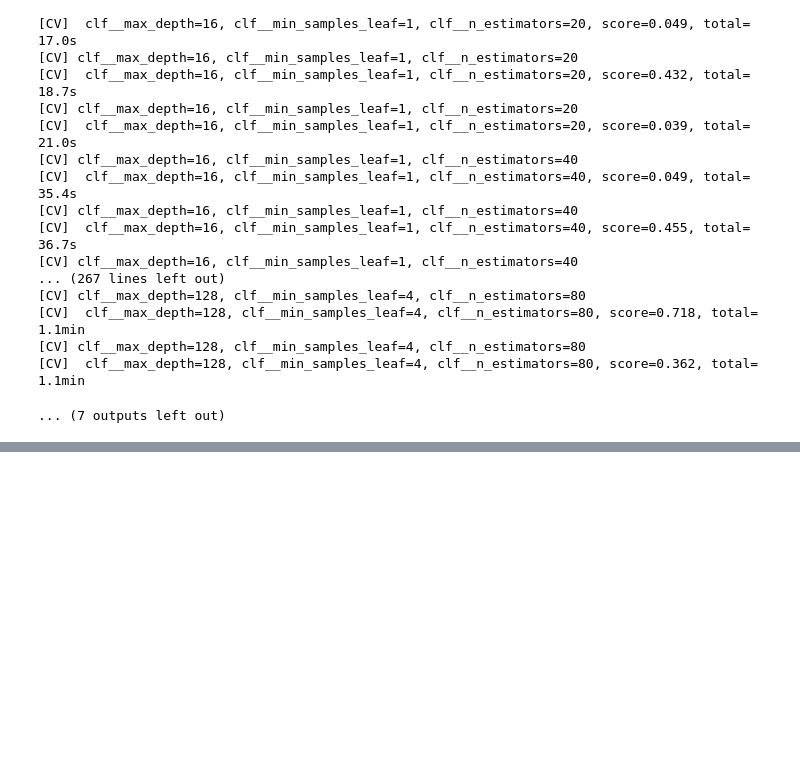
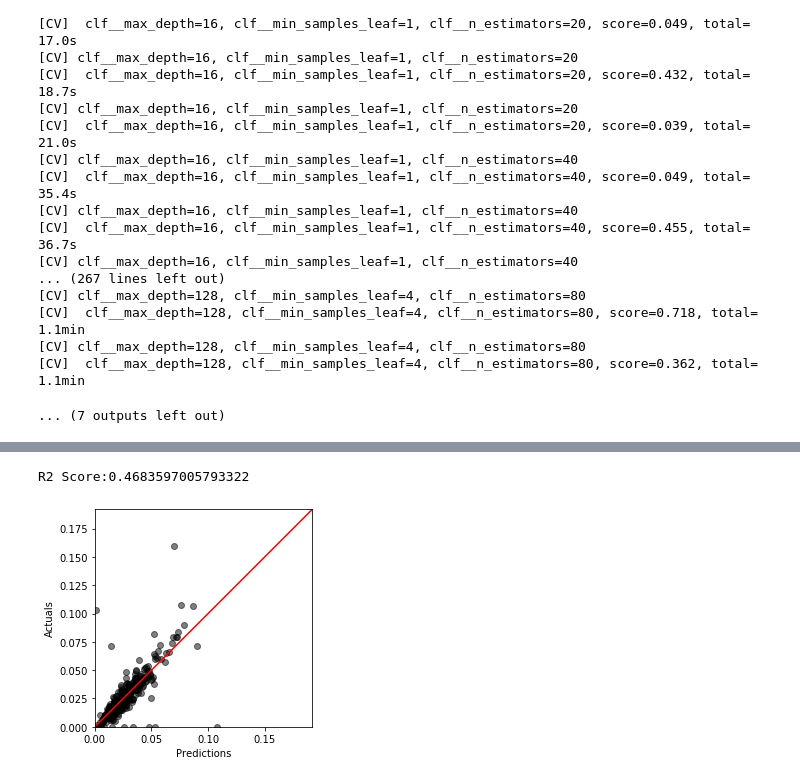
Before and after one commit to blkemp/Census-ASGS-Level-and-Model-Sensitivity, a Jupyter notebook: Census ASGS Level and Model Sensitivity.ipynb, the cells around one changed output, grey strips where cells are left out. Saved outputs shown, nothing was run; the diff lists cells and outputs as text; code cells hidden in the pictures; blank space fills up the shorter version.

```diff
--- a/Census ASGS Level and Model Sensitivity.ipynb
+++ b/Census ASGS Level and Model Sensitivity.ipynb
@@ -748,0 +938,5 @@ Fitting 3 folds for each of 9 candidates, totalling 27 fits
+# %%
+model_analyse_pred(X_test_sa2.drop([801101137,801101134]), y_test_sa2.drop([801101137,801101134]), model_sa2)
+# %% [output]
+R2 Score:0.4683597005793322
+[figure, added]
```
Also changed, not shown: parts of 74 cells of this notebook, 21 other files.
